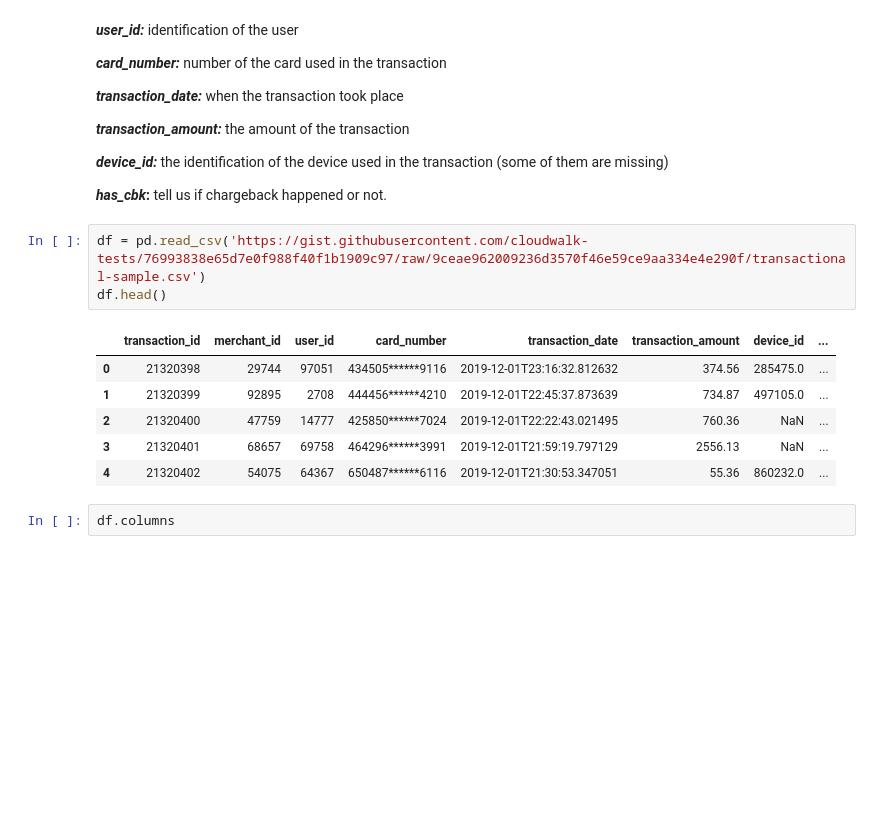
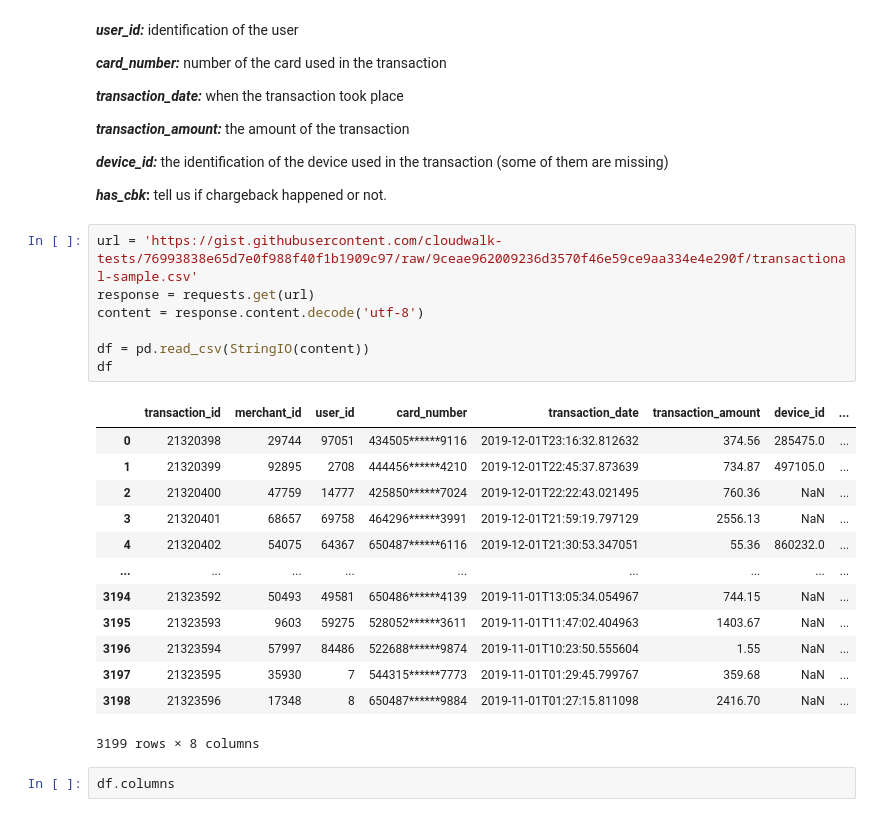
Before and after one commit to vitrpereira/analytics, a Jupyter notebook: cw_transaction_analysis.ipynb, the cells around one changed output. Saved outputs shown, nothing was run; the diff lists cells and outputs as text; blank space fills up the shorter version.

```diff
--- a/cw_transaction_analysis.ipynb
+++ b/cw_transaction_analysis.ipynb
@@ -30,15 +32,26 @@ Here we have a dataset with 8 columns:
 
 ***has_cbk*:** tell us if chargeback happened or not.
 # %%
-df = pd.read_csv('https://gist.githubusercontent.com/cloudwalk-tests/76993838e65d7e0f988f40f1b1909c97/raw/9ceae962009236d3570f46e59ce9aa334e4e290f/transactional-sample.csv')
-df.head()
+url = 'https://gist.githubusercontent.com/cloudwalk-tests/76993838e65d7e0f988f40f1b1909c97/raw/9ceae962009236d3570f46e59ce9aa334e4e290f/transactional-sample.csv'
+response = requests.get(url)
+content = response.content.decode('utf-8')
+
+df = pd.read_csv(StringIO(content))
+df
 # %% [output]
 |  | transaction_id | merchant_id | user_id | card_number | transaction_date | transaction_amount | device_id | ... |
 | 0 | 21320398 | 29744 | 97051 | 434505******9116 | 2019-12-01T23:16:32.812632 | 374.56 | 285475.0 | ... |
 | 1 | 21320399 | 92895 | 2708 | 444456******4210 | 2019-12-01T22:45:37.873639 | 734.87 | 497105.0 | ... |
 | 2 | 21320400 | 47759 | 14777 | 425850******7024 | 2019-12-01T22:22:43.021495 | 760.36 | NaN | ... |
 | 3 | 21320401 | 68657 | 69758 | 464296******3991 | 2019-12-01T21:59:19.797129 | 2556.13 | NaN | ... |
 | 4 | 21320402 | 54075 | 64367 | 650487******6116 | 2019-12-01T21:30:53.347051 | 55.36 | 860232.0 | ... |
+| ... | ... | ... | ... | ... | ... | ... | ... | ... |
+| 3194 | 21323592 | 50493 | 49581 | 650486******4139 | 2019-11-01T13:05:34.054967 | 744.15 | NaN | ... |
+| 3195 | 21323593 | 9603 | 59275 | 528052******3611 | 2019-11-01T11:47:02.404963 | 1403.67 | NaN | ... |
+| 3196 | 21323594 | 57997 | 84486 | 522688******9874 | 2019-11-01T10:23:50.555604 | 1.55 | NaN | ... |
+| 3197 | 21323595 | 35930 | 7 | 544315******7773 | 2019-11-01T01:29:45.799767 | 359.68 | NaN | ... |
+| 3198 | 21323596 | 17348 | 8 | 650487******9884 | 2019-11-01T01:27:15.811098 | 2416.70 | NaN | ... |
+3199 rows × 8 columns
 # %%
 df.columns
 # %% [output]
```
Also changed, not shown: parts of 6 cells of this notebook, 3 other files.
